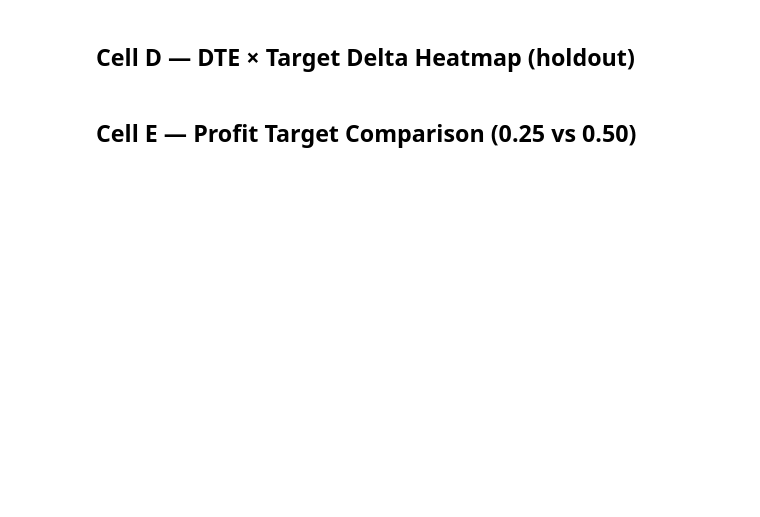
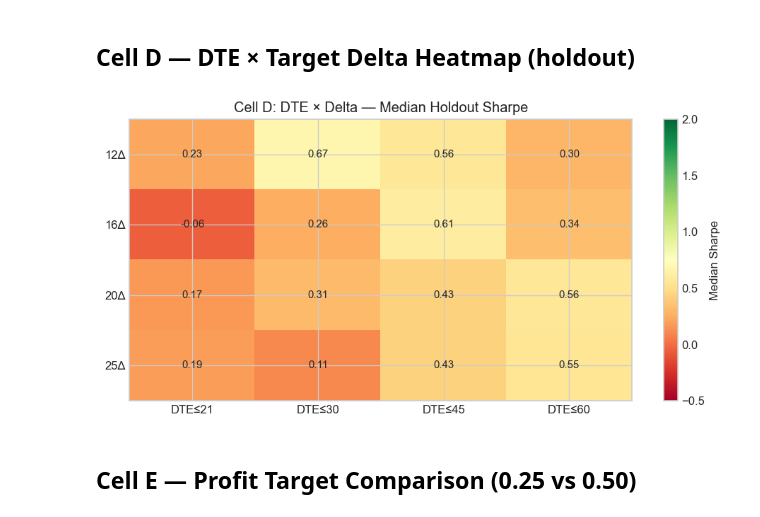
Before and after one commit to osteiner78/options-backtest, a Jupyter notebook: research/2026-05-15 - B3 - v7 refined grid.ipynb, the cells around one changed output. Saved outputs shown, nothing was run; the diff lists cells and outputs as text; code cells hidden in the pictures; blank space fills up the shorter version.

```diff
--- a/research/2026-05-15 - B3 - v7 refined grid.ipynb
+++ b/research/2026-05-15 - B3 - v7 refined grid.ipynb
@@ -161,20 +207,24 @@ plt.show()
 # %%
 pivot_d = holdout.pivot_table(
     values="sharpe", index="delta_label", columns="dte_max", aggfunc="median"
 )
 fig, ax = plt.subplots(figsize=(8, 4))
 im = ax.imshow(pivot_d.values, cmap="RdYlGn", vmin=-0.5, vmax=2, aspect="auto")
 ax.set_xticks(range(len(pivot_d.columns)))
 ax.set_xticklabels([f"DTE≤{d}" for d in pivot_d.columns])
 ax.set_yticks(range(len(pivot_d.index)))
 ax.set_yticklabels(pivot_d.index)
 for i in range(len(pivot_d.index)):
     for j in range(len(pivot_d.columns)):
-        ax.text(j, i, f"{pivot_d.values[i, j]:.2f}", ha="center", va="center", fontsize=9)
+        ax.text(
+            j, i, f"{pivot_d.values[i, j]:.2f}", ha="center", va="center", fontsize=9
+        )
 plt.colorbar(im, ax=ax, label="Median Sharpe")
 ax.set_title("Cell D: DTE × Delta — Median Holdout Sharpe")
 plt.tight_layout()
 plt.show()
+# %% [output]
+[figure, added]
 # %% [markdown]
 ## Cell E — Profit Target Comparison (0.25 vs 0.50)
 # %%
```
Also changed, not shown: parts of 13 cells of this notebook, 26 other files.
